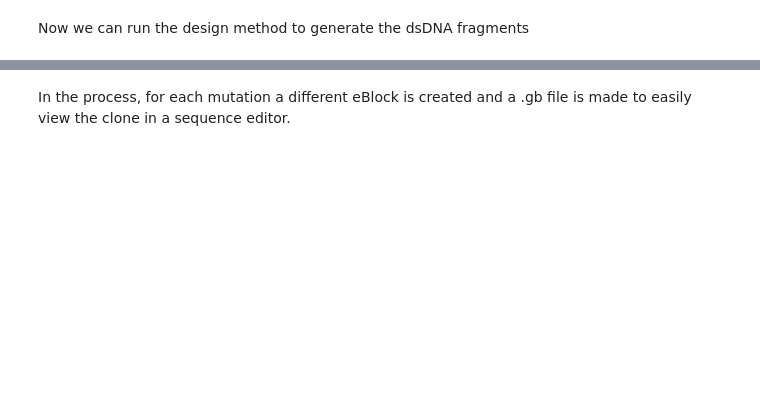
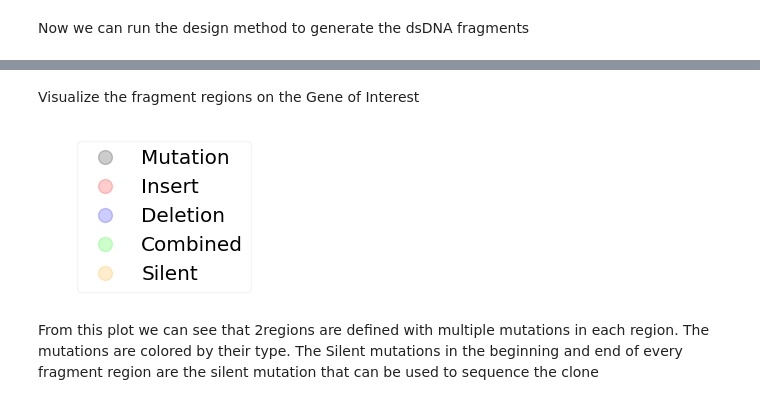
Before and after one commit to CDDLeiden/PyVADesign, a Jupyter notebook: tutorial.ipynb, the cells around one changed output, grey strips where cells are left out. Saved outputs shown, nothing was run; the diff lists cells and outputs as text; code cells hidden in the pictures; blank space fills up the shorter version.

Commit message:
update tutorial

```diff
--- a/tutorial.ipynb
+++ b/tutorial.ipynb
@@ -113,17 +111,16 @@ Next, we create an design instance that can initiate the design of the dsDNA fra
 # %%
 # we use a settingsfile that contains input parameters for the design class, such as the minimum and maximum length of the dsDNA fragments
 
-settingsfile = os.path.join('tutorial-data', 'dsDNA-Design-settings-CostOpt.txt')
+settingsfile = os.path.join('tutorial-data', 'dsDNA-Design-settings-AmountOpt.txt')
 
 # Create an Eblocks object based on the input mutations and the gene sequence
 
-design_instance = EblockDesign(mutation_instance=mutation_instance,
-                               vector_instance=vector_instance,
-                               gene_instance=gene_instance,
-                               settings_file=settingsfile,
-                               output_dir=output_dir)
+design_instance_amount = EblockDesign(mutation_instance=mutation_instance,
+                                      vector_instance=vector_instance,
+                                      gene_instance=gene_instance,
+                                      settings_file=settingsfile)
 # %% [markdown]
 Now we can run the design method to generate the dsDNA fragments
 # %%
-design_instance.run_design_eblocks()  # Run the design
+design_instance_amount.run_design_eblocks()  # Run the design
 # %% [output]
@@ -212,7 +144,15 @@ for i in design_instance.wt_eblocks:
-# %% [markdown]
-In the process, for each mutation a different eBlock is created and a .gb file is made to easily view the clone in a sequence editor.
+# %% [markdown]
+Visualize the fragment regions on the Gene of Interest
 # %%
 # Now that we have designed the eblocks, we can visualize them using the Plot class
 
-plot_instance.plot_eblocks_mutations(figure_length=20,
-                                     figure_width=5)
+plot_instance = Plot(eblocks_design_instance=design_instance_amount,
+                     output_dir=design_instance_amount.output_dir,
+                     gene_instance=gene_instance,
+                     mutation_instance=mutation_instance,
+                     vector_instance=vector_instance,
+                     show=True)
+
+plot_instance.plot_mutation_legend()
+# %% [output]
+[figure, added]
@@ -263,0 +159,2 @@ output_dir
+# %% [markdown]
+From this plot we can see that 2regions are defined with multiple mutations in each region. The mutations are colored by their type. The Silent mutations in the beginning and end of every fragment region are the silent mutation that can be used to sequence the clone
```
Also changed, not shown: parts of 31 cells of this notebook, 3 other files.
